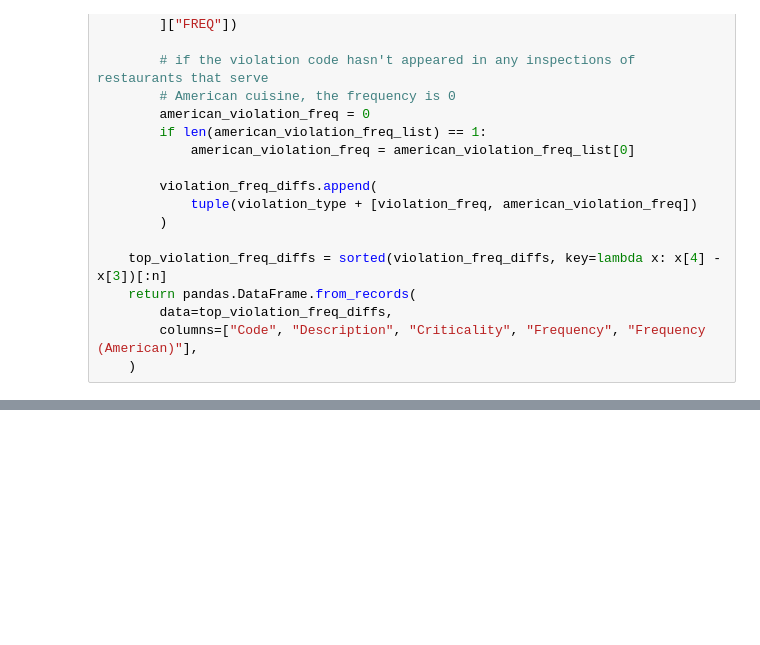
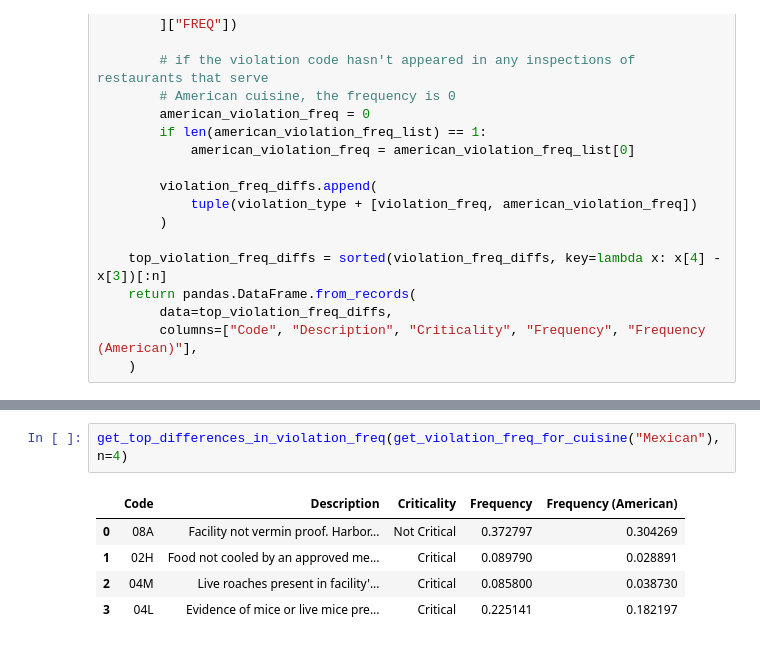
Before and after one commit to ryanbald/data-512-a4, a Jupyter notebook: NYC Food Inspection Data.ipynb, the cells around one changed output, grey strips where cells are left out. Cells and saved outputs as stored; diff of their text form; blank space fills up the shorter version.

```diff
--- a/NYC Food Inspection Data.ipynb
+++ b/NYC Food Inspection Data.ipynb
@@ -775,0 +780,8 @@ get_top_differences_in_violation_freq(chinese_violation_freq_df)
+# %%
+get_top_differences_in_violation_freq(get_violation_freq_for_cuisine("Mexican"), n=4)
+# %% [output]
+|  | Code | Description | Criticality | Frequency | Frequency (American) |
+| 0 | 08A | Facility not vermin proof. Harbor... | Not Critical | 0.372797 | 0.304269 |
+| 1 | 02H | Food not cooled by an approved me... | Critical | 0.089790 | 0.028891 |
+| 2 | 04M | Live roaches present in facility'... | Critical | 0.085800 | 0.038730 |
+| 3 | 04L | Evidence of mice or live mice pre... | Critical | 0.225141 | 0.182197 |
```
Also changed, not shown: parts of 19 cells of this notebook.
